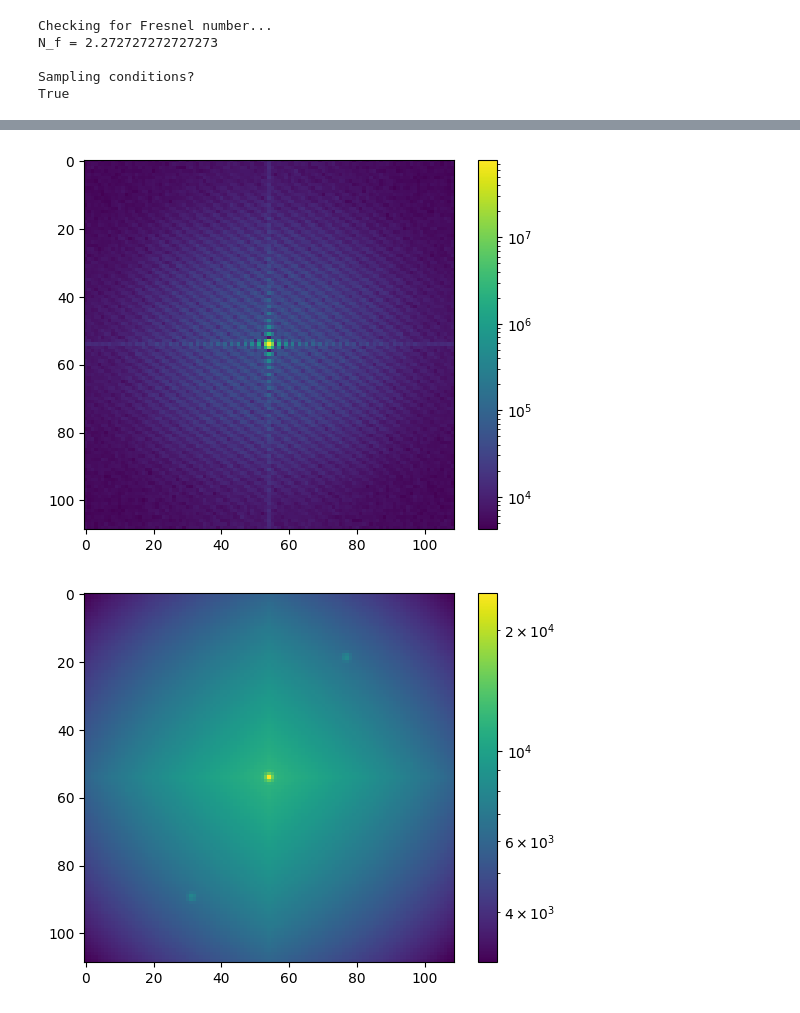
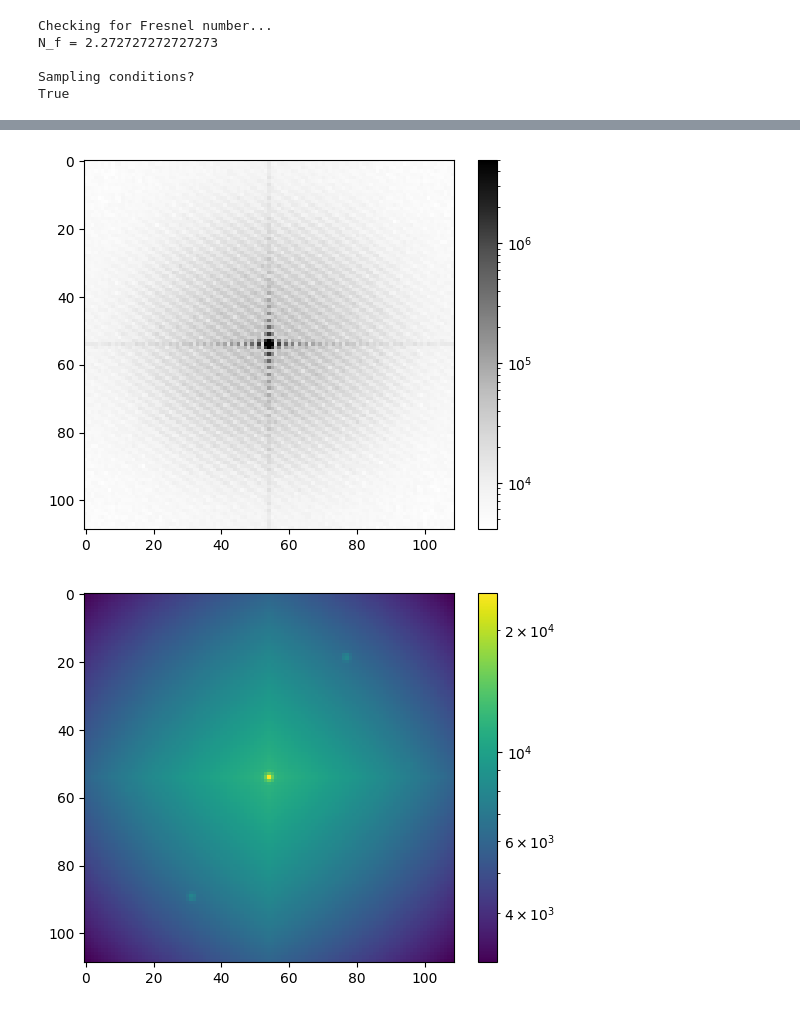
Before and after one commit to johnnymtex/photonMismatch, a Jupyter notebook: different_approach.ipynb, the cells around one changed output, grey strips where cells are left out. Cells and saved outputs as stored; diff of their text form; code cells hidden in the pictures.

```diff
--- a/different_approach.ipynb
+++ b/different_approach.ipynb
@@ -130,9 +130,9 @@ def fresnel_propagation(E, wavelength, z, dx, padding_factor=1):
 
     k = 2 * np.pi / wavelength
 
-    H = np.exp(-1j*k*z)*np.exp(-1j * np.pi * wavelength * z * (FX**2 + FY**2))
+    H = np.exp(1j*k*z)*np.exp(-1j * np.pi * wavelength * z * (FX**2 + FY**2))
 
-    input_spectrum = np.fft.fftshift(np.fft.fft2(np.fft.ifftshift(padded_E)))
+    input_spectrum = np.fft.fftshift(np.fft.fft2(np.fft.ifftshift(padded_E), norm='ortho'))
 
     output_spectrum = input_spectrum * H
 
@@ -216,13 +216,12 @@ def simulate_intensity_images(X_source, Y_source, num_shots, num_modes_per_shot,
             # Propagate the field.
             E_det, x_det, y_det = fresnel_propagation(E_after_object, wavelength, z_prop, dx_source, padding_factor=padding_factor)
             I_det = np.abs(E_det)**2
-            I_det /= np.max(I_det)
             I_det=I_det[int(1/4*len(I_det)):int(3/4*len(I_det)), int(1/4*len(I_det)):int(3/4*len(I_det))]
 
             if shot == 0:
               plt.figure()
               extent = [np.min(x_det)/2, np.max(x_det)/2, np.min(y_det)/2, np.max(y_det)/2]
-              plt.imshow(I_det, cmap="Greys", extent=extent)
+              plt.imshow(I_det/np.max(I_det), cmap="Greys", extent=extent)
               plt.title("I_det")
               plt.colorbar()
               plt.show()
@@ -407,7 +410,7 @@ def fresnel_propagation(E, wavelength, z, dx, padding_factor=1):
 
     H = np.exp(-1j*k*z)*np.exp(-1j * np.pi * wavelength * z * (FX**2 + FY**2))
 
-    input_spectrum = np.fft.fftshift(np.fft.fft2(np.fft.ifftshift(padded_E)))
+    input_spectrum = np.fft.fftshift(np.fft.fft2(np.fft.ifftshift(padded_E), norm='ortho'))
 
     output_spectrum = input_spectrum * H
 
@@ -560,7 +564,7 @@ def compute_g2(intensity_images):
     N_bin = avg_intensity.shape[0]
     autocorr_sum = np.zeros((N_bin, N_bin))
     for I in intensity_images:
-        autocorr = correlate2d(I, I, mode='same').astype(float)
+        autocorr = fftconvolve(I, I[::-1, ::-1], mode='same').astype(float)
         autocorr /= np.mean(I) ** 2
         autocorr_sum += autocorr
     autocorr_avg = autocorr_sum / num_shots
@@ -571,11 +575,11 @@ def compute_g2(intensity_images):
 avg_intensity, autocorr_avg, vertical_sum, I_per_pix = compute_g2(intensity_images)
 # %%
 plt.figure()
-plt.imshow(np.abs(np.fft.fftshift(np.fft.fft2(autocorr_avg))), norm=mcolors.LogNorm())
+plt.imshow(np.clip(np.abs(np.fft.fftshift(np.fft.fft2(autocorr_avg))), None, 5e6), norm=mcolors.LogNorm(), cmap="Greys")
 plt.colorbar()
 plt.show()
 # %% [output]
-[figure, old version]
+[figure, new version]
 # %%
 plt.figure()
 plt.imshow(autocorr_avg, norm=mcolors.LogNorm())
```
Also changed, not shown: parts of 21 cells of this notebook, 2 other files.
